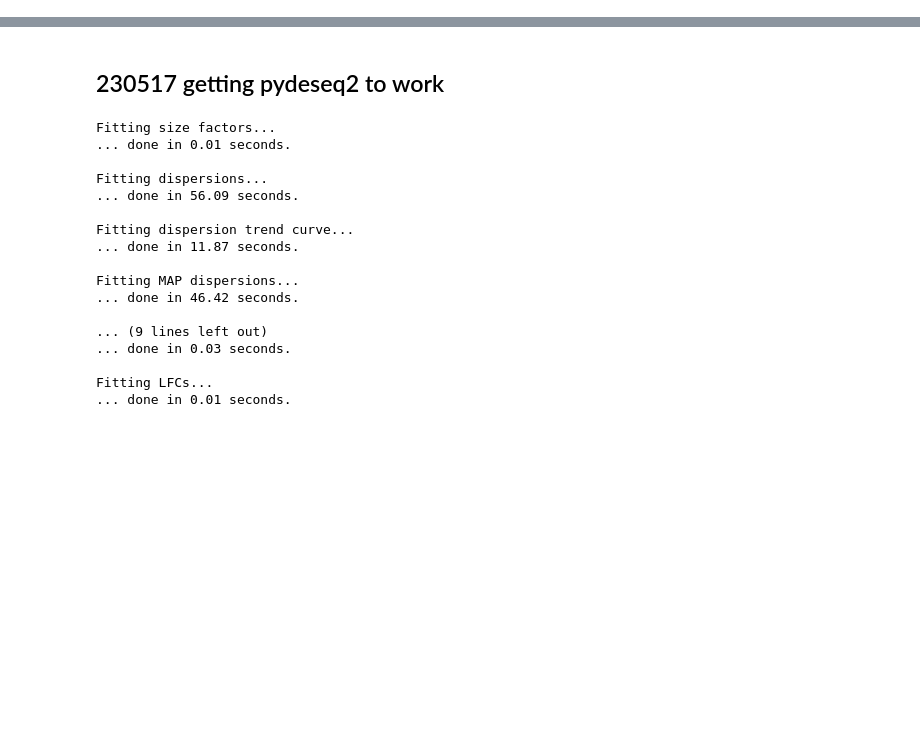
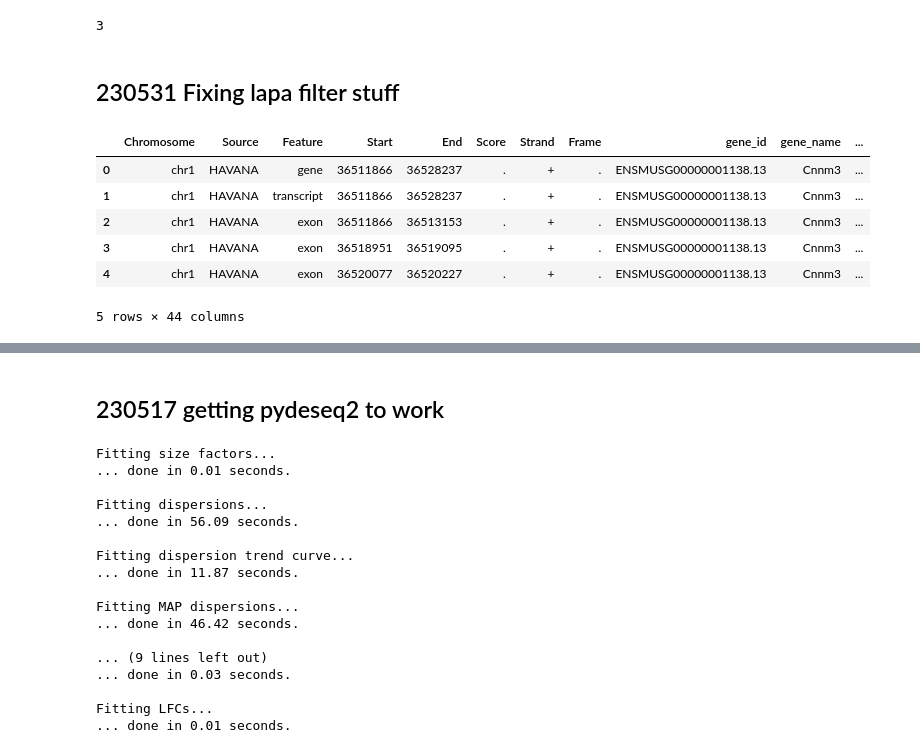
Before and after one commit to gfilimban/modelad_pipeline, a Jupyter notebook: dev.ipynb, the cells around one changed output, grey strips where cells are left out. Drawn from its saved outputs; the diff is of its cells as text; code cells hidden in the pictures; blank space fills up the shorter version.

```diff
--- a/dev.ipynb
+++ b/dev.ipynb
@@ -11,0 +16,9 @@ import pandas as pd
+# %%
+sources = ['vM21']+studies
+source_df = pd.DataFrame()
+source_df['source'] = sources
+source_df.index.max()
+# %% [output]
+3
+# %% [markdown]
+## 230531 Fixing lapa filter stuff
@@ -11,0 +41,16 @@ import pandas as pd
+# %%
+gtf = 'data/230516/lapa/ad002/lapa_corrected.gtf'
+filt_list = 'data/230516/lapa/ad002/lapa_pass_list.tsv'
+# %%
+gtf = pr.read_gtf(gtf).as_df()
+gids, tids = get_ids_from_pass_list(filt_list)
+# %%
+gtf.head()
+# %% [output]
+|  | Chromosome | Source | Feature | Start | End | Score | Strand | Frame | gene_id | gene_name | ... |
+| 0 | chr1 | HAVANA | gene | 36511866 | 36528237 | . | + | . | ENSMUSG00000001138.13 | Cnnm3 | ... |
+| 1 | chr1 | HAVANA | transcript | 36511866 | 36528237 | . | + | . | ENSMUSG00000001138.13 | Cnnm3 | ... |
+| 2 | chr1 | HAVANA | exon | 36511866 | 36513153 | . | + | . | ENSMUSG00000001138.13 | Cnnm3 | ... |
+| 3 | chr1 | HAVANA | exon | 36518951 | 36519095 | . | + | . | ENSMUSG00000001138.13 | Cnnm3 | ... |
+| 4 | chr1 | HAVANA | exon | 36520077 | 36520227 | . | + | . | ENSMUSG00000001138.13 | Cnnm3 | ... |
+5 rows × 44 columns
```
Also changed, not shown: parts of 6 cells of this notebook, 2 other files.
